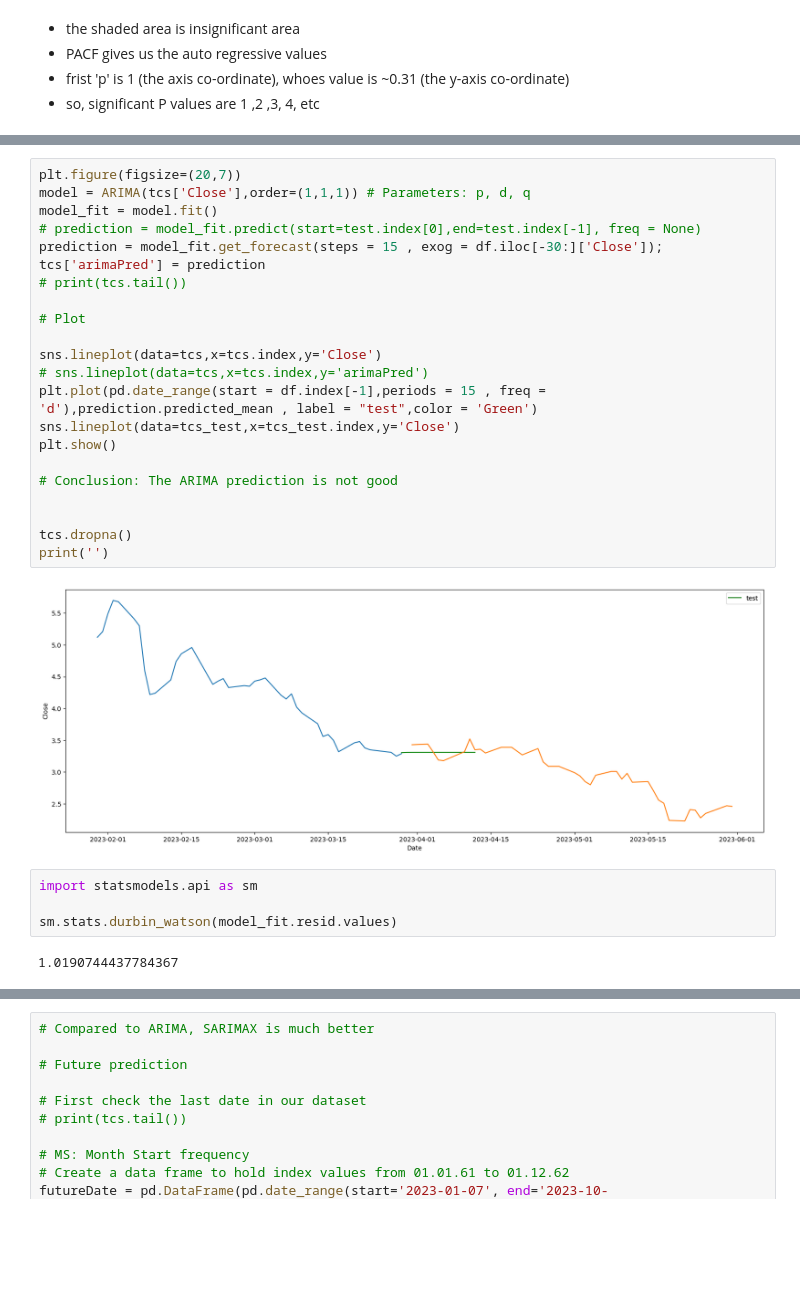
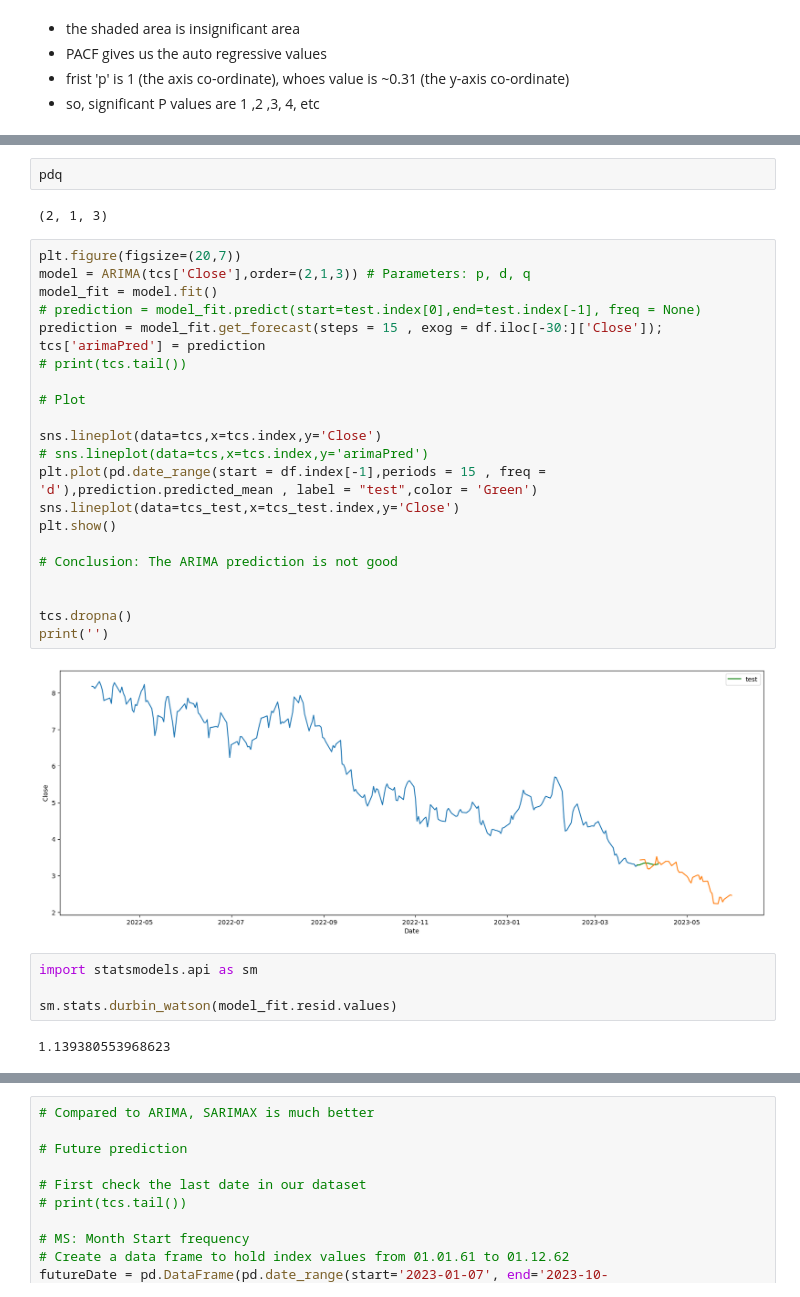
Before and after one commit to Puneet681/CDAC-PG-DAI, a Jupyter notebook: data analytics/Personal/stocks_acc.ipynb, the cells around one changed output, grey strips where cells are left out. Cells and saved outputs as stored; diff of their text form; blank space fills up the shorter version.

```diff
--- a/data analytics/Personal/stocks_acc.ipynb
+++ b/data analytics/Personal/stocks_acc.ipynb
@@ -366,32 +349,36 @@ for k in lst.keys():
+# %%
+pdq
+# %% [output]
+(2, 1, 3)
 # %%
 plt.figure(figsize=(20,7))
-model = ARIMA(tcs['Close'],order=(1,1,1)) # Parameters: p, d, q
+model = ARIMA(tcs['Close'],order=(2,1,3)) # Parameters: p, d, q
 model_fit = model.fit()
 # prediction = model_fit.predict(start=test.index[0],end=test.index[-1], freq = None)
 prediction = model_fit.get_forecast(steps = 15 , exog = df.iloc[-30:]['Close']);
 tcs['arimaPred'] = prediction
 # print(tcs.tail())
 
 # Plot
 
 sns.lineplot(data=tcs,x=tcs.index,y='Close')
 # sns.lineplot(data=tcs,x=tcs.index,y='arimaPred')
 plt.plot(pd.date_range(start = df.index[-1],periods = 15 , freq = 'd'),prediction.predicted_mean , label = "test",color = 'Green')
 sns.lineplot(data=tcs_test,x=tcs_test.index,y='Close')
 plt.show()
 
 # Conclusion: The ARIMA prediction is not good
 
 
 tcs.dropna()
 print('')
 # %% [output]
-[figure, old version]
+[figure, new version]
 # %%
 import statsmodels.api as sm
 
 sm.stats.durbin_watson(model_fit.resid.values)
 # %% [output]
-1.0190744437784367
+1.139380553968623
 # %%
 import itertools
```
Also changed, not shown: parts of 29 cells of this notebook, 1 other file.
